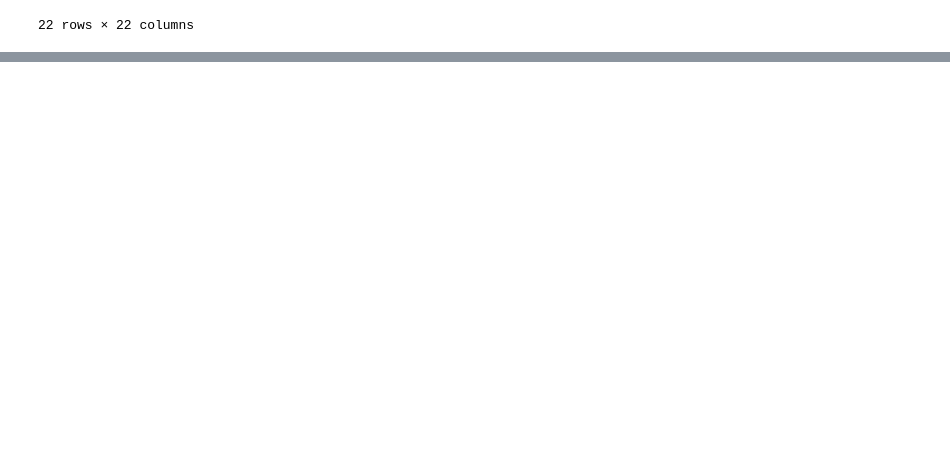
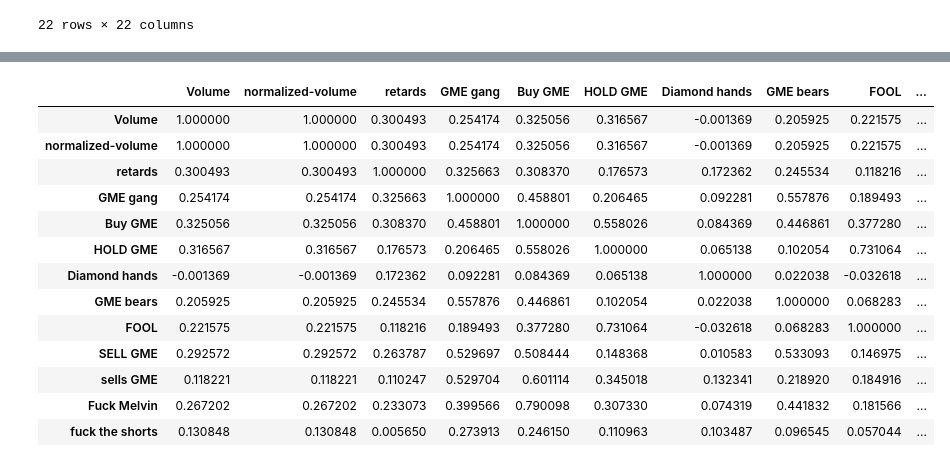
Before and after one commit to mahanama94/cs895-nlp, a Jupyter notebook: analysis.ipynb, the cells around one changed output, grey strips where cells are left out. Cells and saved outputs as stored; diff of their text form; code cells hidden in the pictures; blank space fills up the shorter version.

```diff
--- a/analysis.ipynb
+++ b/analysis.ipynb
@@ -87,0 +90,4 @@ corr
+# %%
+prov_df = pd.read_csv("processed_data/provocative-token-counts.csv")
+
+prov_df.head()
@@ -87,0 +101,4 @@ corr
+# %%
+options_prov_df = options_df.merge(prov_df, left_on="Trade Date", right_on="date")
+
+options_prov_df.head()
@@ -87,0 +112,17 @@ corr
+# %%
+options_prov_df.corr()
+# %% [output]
+|  | Volume | normalized-volume | retards | GME gang | Buy GME | HOLD GME | Diamond hands | GME bears | FOOL | ... |
+| Volume | 1.000000 | 1.000000 | 0.300493 | 0.254174 | 0.325056 | 0.316567 | -0.001369 | 0.205925 | 0.221575 | ... |
+| normalized-volume | 1.000000 | 1.000000 | 0.300493 | 0.254174 | 0.325056 | 0.316567 | -0.001369 | 0.205925 | 0.221575 | ... |
+| retards | 0.300493 | 0.300493 | 1.000000 | 0.325663 | 0.308370 | 0.176573 | 0.172362 | 0.245534 | 0.118216 | ... |
+| GME gang | 0.254174 | 0.254174 | 0.325663 | 1.000000 | 0.458801 | 0.206465 | 0.092281 | 0.557876 | 0.189493 | ... |
+| Buy GME | 0.325056 | 0.325056 | 0.308370 | 0.458801 | 1.000000 | 0.558026 | 0.084369 | 0.446861 | 0.377280 | ... |
+| HOLD GME | 0.316567 | 0.316567 | 0.176573 | 0.206465 | 0.558026 | 1.000000 | 0.065138 | 0.102054 | 0.731064 | ... |
+| Diamond hands | -0.001369 | -0.001369 | 0.172362 | 0.092281 | 0.084369 | 0.065138 | 1.000000 | 0.022038 | -0.032618 | ... |
+| GME bears | 0.205925 | 0.205925 | 0.245534 | 0.557876 | 0.446861 | 0.102054 | 0.022038 | 1.000000 | 0.068283 | ... |
+| FOOL | 0.221575 | 0.221575 | 0.118216 | 0.189493 | 0.377280 | 0.731064 | -0.032618 | 0.068283 | 1.000000 | ... |
+| SELL GME | 0.292572 | 0.292572 | 0.263787 | 0.529697 | 0.508444 | 0.148368 | 0.010583 | 0.533093 | 0.146975 | ... |
+| sells GME | 0.118221 | 0.118221 | 0.110247 | 0.529704 | 0.601114 | 0.345018 | 0.132341 | 0.218920 | 0.184916 | ... |
+| Fuck Melvin | 0.267202 | 0.267202 | 0.233073 | 0.399566 | 0.790098 | 0.307330 | 0.074319 | 0.441832 | 0.181566 | ... |
+| fuck the shorts | 0.130848 | 0.130848 | 0.005650 | 0.273913 | 0.246150 | 0.110963 | 0.103487 | 0.096545 | 0.057044 | ... |
```
Also changed, not shown: parts of 12 cells of this notebook.
